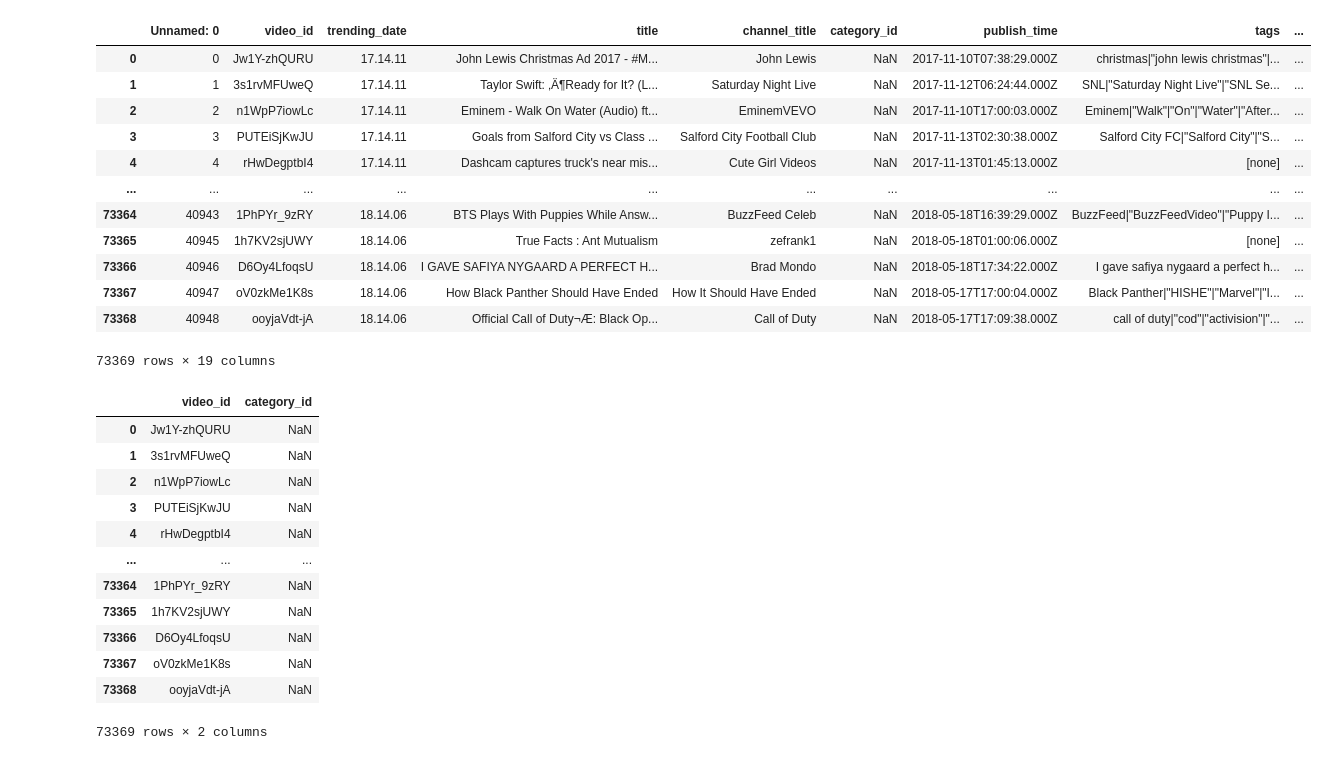
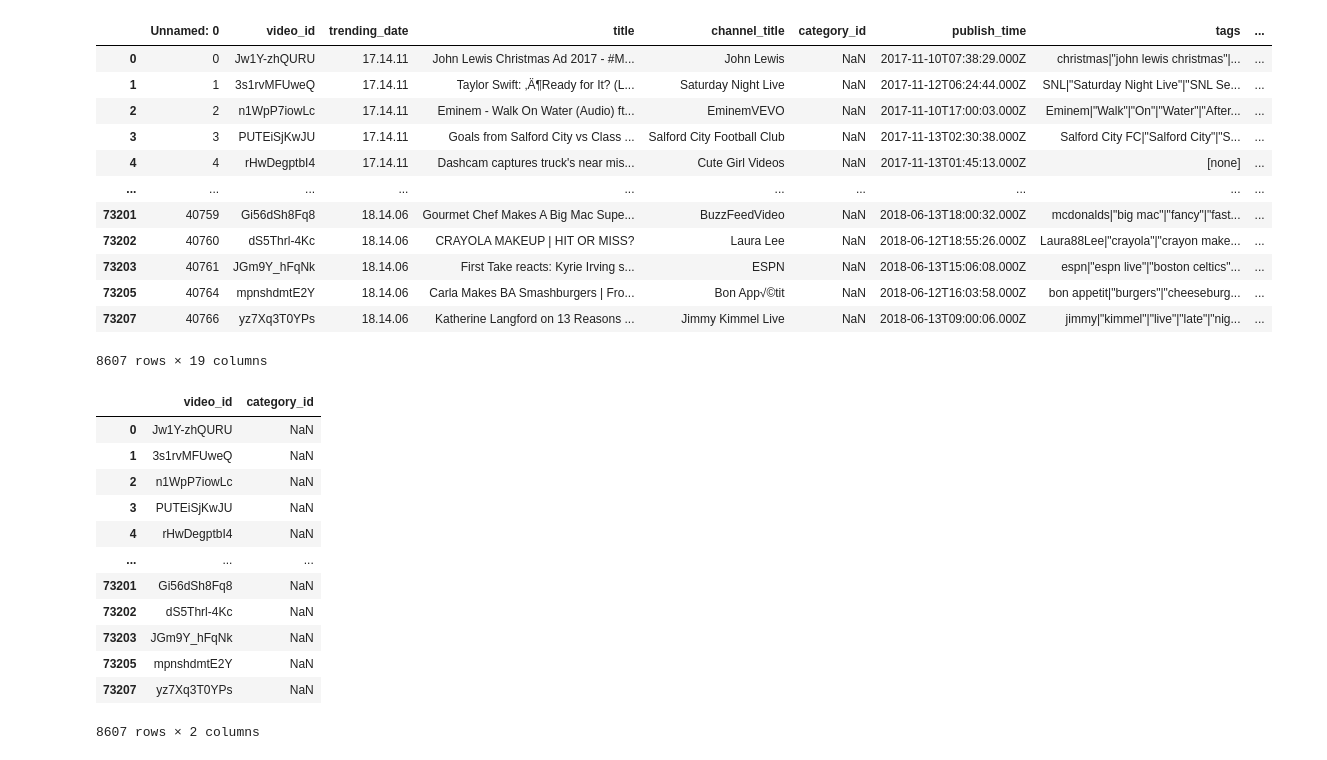
Before and after one commit to hejmsdz/youtube-trending-prediction, a Jupyter notebook: notebooks/03a_feature_engineering.ipynb, the cells around one changed output. Saved outputs shown, nothing was run; the diff lists cells and outputs as text; code cells hidden in the pictures.

```diff
--- a/notebooks/03a_feature_engineering.ipynb
+++ b/notebooks/03a_feature_engineering.ipynb
@@ -12,21 +12,22 @@ tqdm.notebook.tqdm().pandas()
 set_matplotlib_formats('svg')
 # %%
 vids = load_all_videos()
+vids.drop_duplicates(subset='video_id', inplace=True)
 vids
 # %% [output]
 |  | Unnamed: 0 | video_id | trending_date | title | channel_title | category_id | publish_time | tags | ... |
 | 0 | 0 | Jw1Y-zhQURU | 17.14.11 | John Lewis Christmas Ad 2017 - #M... | John Lewis | NaN | 2017-11-10T07:38:29.000Z | christmas|"john lewis christmas"|... | ... |
 | 1 | 1 | 3s1rvMFUweQ | 17.14.11 | Taylor Swift: ‚Ä¶Ready for It? (L... | Saturday Night Live | NaN | 2017-11-12T06:24:44.000Z | SNL|"Saturday Night Live"|"SNL Se... | ... |
 | 2 | 2 | n1WpP7iowLc | 17.14.11 | Eminem - Walk On Water (Audio) ft... | EminemVEVO | NaN | 2017-11-10T17:00:03.000Z | Eminem|"Walk"|"On"|"Water"|"After... | ... |
 | 3 | 3 | PUTEiSjKwJU | 17.14.11 | Goals from Salford City vs Class ... | Salford City Football Club | NaN | 2017-11-13T02:30:38.000Z | Salford City FC|"Salford City"|"S... | ... |
 | 4 | 4 | rHwDegptbI4 | 17.14.11 | Dashcam captures truck's near mis... | Cute Girl Videos | NaN | 2017-11-13T01:45:13.000Z | [none] | ... |
 | ... | ... | ... | ... | ... | ... | ... | ... | ... | ... |
-| 73364 | 40943 | 1PhPYr_9zRY | 18.14.06 | BTS Plays With Puppies While Answ... | BuzzFeed Celeb | NaN | 2018-05-18T16:39:29.000Z | BuzzFeed|"BuzzFeedVideo"|"Puppy I... | ... |
-| 73365 | 40945 | 1h7KV2sjUWY | 18.14.06 | True Facts : Ant Mutualism | zefrank1 | NaN | 2018-05-18T01:00:06.000Z | [none] | ... |
-| 73366 | 40946 | D6Oy4LfoqsU | 18.14.06 | I GAVE SAFIYA NYGAARD A PERFECT H... | Brad Mondo | NaN | 2018-05-18T17:34:22.000Z | I gave safiya nygaard a perfect h... | ... |
-| 73367 | 40947 | oV0zkMe1K8s | 18.14.06 | How Black Panther Should Have Ended | How It Should Have Ended | NaN | 2018-05-17T17:00:04.000Z | Black Panther|"HISHE"|"Marvel"|"I... | ... |
-| 73368 | 40948 | ooyjaVdt-jA | 18.14.06 | Official Call of Duty¬Æ: Black Op... | Call of Duty | NaN | 2018-05-17T17:09:38.000Z | call of duty|"cod"|"activision"|"... | ... |
+| 73201 | 40759 | Gi56dSh8Fq8 | 18.14.06 | Gourmet Chef Makes A Big Mac Supe... | BuzzFeedVideo | NaN | 2018-06-13T18:00:32.000Z | mcdonalds|"big mac"|"fancy"|"fast... | ... |
+| 73202 | 40760 | dS5Thrl-4Kc | 18.14.06 | CRAYOLA MAKEUP | HIT OR MISS? | Laura Lee | NaN | 2018-06-12T18:55:26.000Z | Laura88Lee|"crayola"|"crayon make... | ... |
+| 73203 | 40761 | JGm9Y_hFqNk | 18.14.06 | First Take reacts: Kyrie Irving s... | ESPN | NaN | 2018-06-13T15:06:08.000Z | espn|"espn live"|"boston celtics"... | ... |
+| 73205 | 40764 | mpnshdmtE2Y | 18.14.06 | Carla Makes BA Smashburgers | Fro... | Bon App√©tit | NaN | 2018-06-12T16:03:58.000Z | bon appetit|"burgers"|"cheeseburg... | ... |
+| 73207 | 40766 | yz7Xq3T0YPs | 18.14.06 | Katherine Langford on 13 Reasons ... | Jimmy Kimmel Live | NaN | 2018-06-13T09:00:06.000Z | jimmy|"kimmel"|"live"|"late"|"nig... | ... |
-73369 rows × 19 columns
+8607 rows × 19 columns
 # %%
 # create a brand new dataframe for hand-crafted features
 features = pd.DataFrame(data={'video_id': vids['video_id'], 'category_id': vids['category_id']})
@@ -39,12 +40,12 @@ features
 | 3 | PUTEiSjKwJU | NaN |
 | 4 | rHwDegptbI4 | NaN |
 | ... | ... | ... |
-| 73364 | 1PhPYr_9zRY | NaN |
-| 73365 | 1h7KV2sjUWY | NaN |
-| 73366 | D6Oy4LfoqsU | NaN |
-| 73367 | oV0zkMe1K8s | NaN |
-| 73368 | ooyjaVdt-jA | NaN |
+| 73201 | Gi56dSh8Fq8 | NaN |
+| 73202 | dS5Thrl-4Kc | NaN |
+| 73203 | JGm9Y_hFqNk | NaN |
+| 73205 | mpnshdmtE2Y | NaN |
+| 73207 | yz7Xq3T0YPs | NaN |
-73369 rows × 2 columns
+8607 rows × 2 columns
 # %%
 publish_times = pd.to_datetime(vids['publish_time'], utc=True)
 features['publish_weekday'] = publish_times.apply(lambda x: x.weekday)
```
Also changed, not shown: parts of 8 cells of this notebook.
